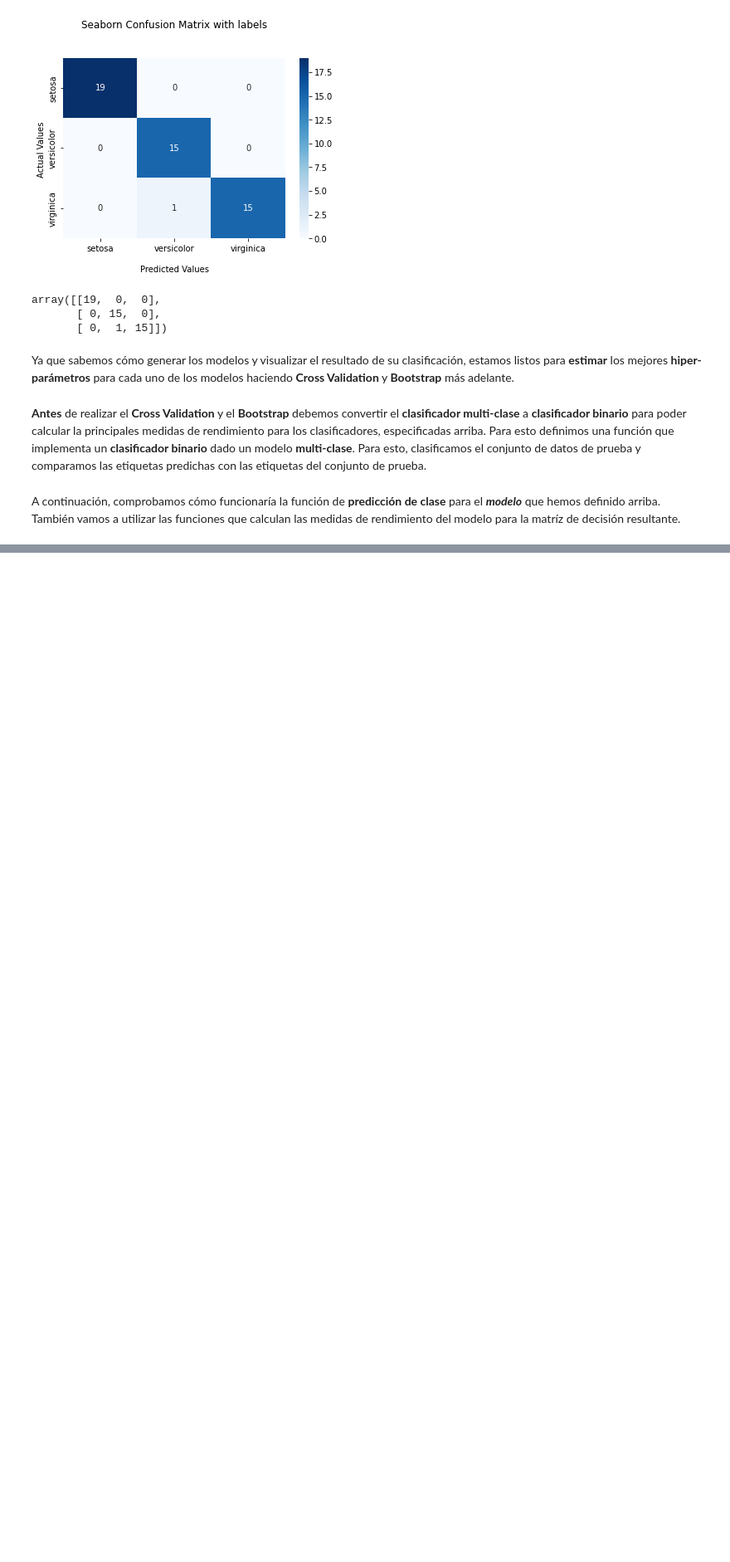
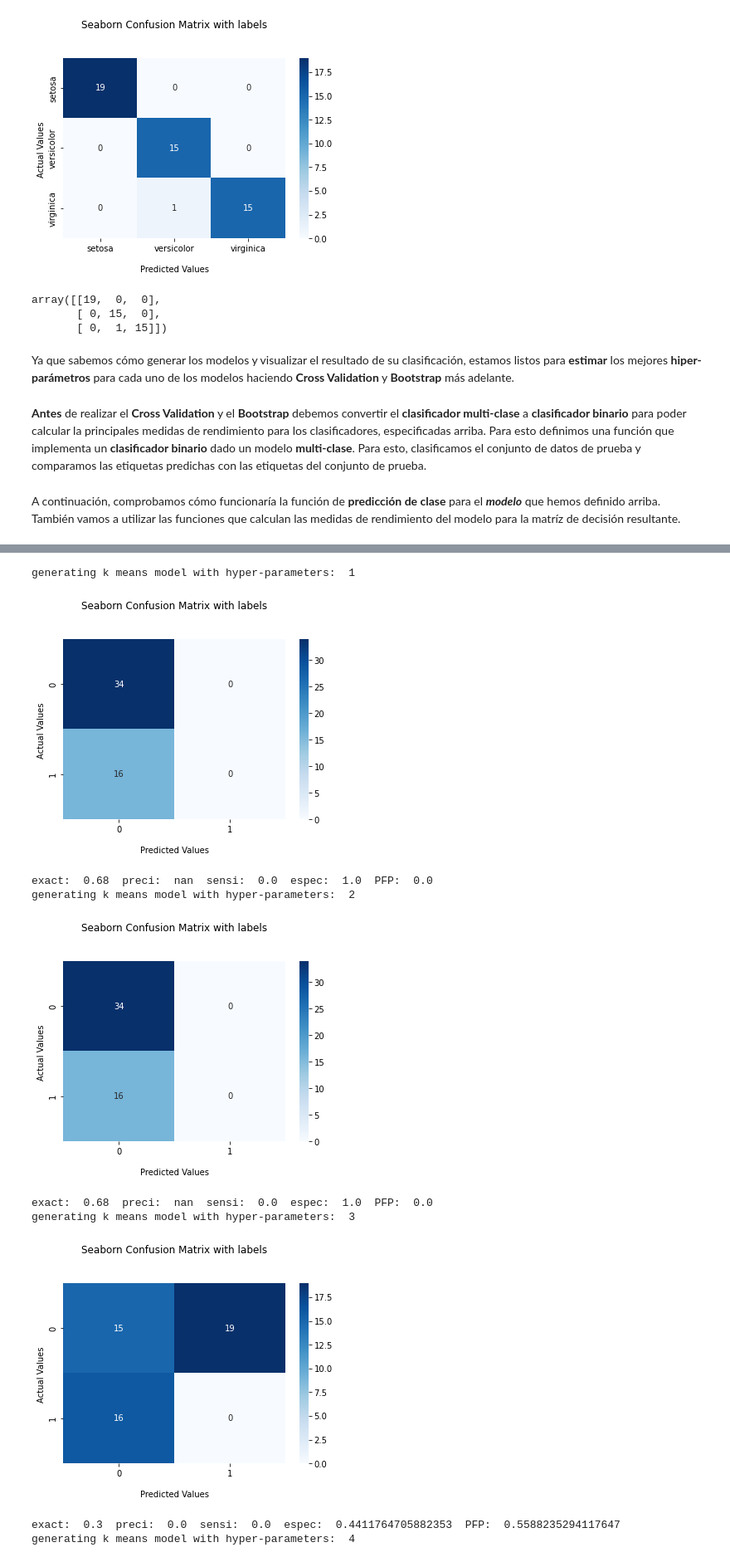
Before and after one commit to estebanhernandezr/Entregas-Semanales, a Jupyter notebook: AndreyEsteban_LizarazoHernandez_ejerciciosCV.ipynb, the cells around one changed output, grey strips where cells are left out. Shown at 83% size. Cells and saved outputs as stored; diff of their text form; code cells hidden in the pictures; blank space fills up the shorter version.

```diff
--- a/AndreyEsteban_LizarazoHernandez_ejerciciosCV.ipynb
+++ b/AndreyEsteban_LizarazoHernandez_ejerciciosCV.ipynb
@@ -209,0 +291,13 @@ Ahora si: a continuación, definimos las funciones para realizar el **Cross Vali
+# %%
+cross_validate_kmeans(5, 2)
+# %% [output]
+generating k means model with hyper-parameters:  1
+[figure, added]
+exact:  0.68  preci:  nan  sensi:  0.0  espec:  1.0  PFP:  0.0
+generating k means model with hyper-parameters:  2
+[figure, added]
+exact:  0.68  preci:  nan  sensi:  0.0  espec:  1.0  PFP:  0.0
+generating k means model with hyper-parameters:  3
+[figure, added]
+exact:  0.3  preci:  0.0  sensi:  0.0  espec:  0.4411764705882353  PFP:  0.5588235294117647
+generating k means model with hyper-parameters:  4
```
Also changed, not shown: parts of 7 cells of this notebook.
